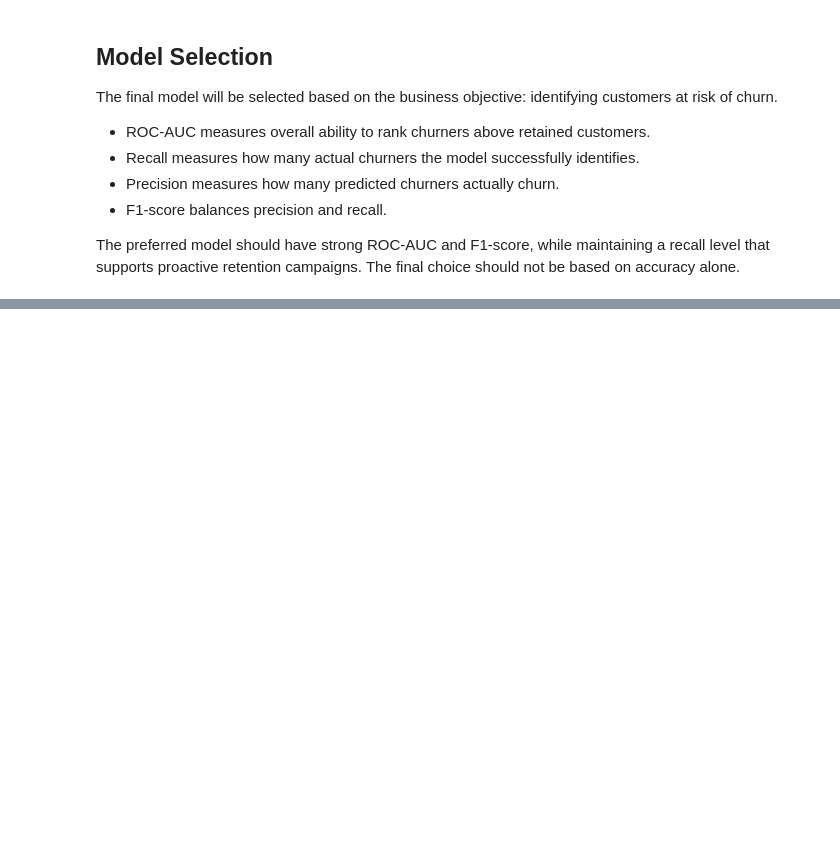
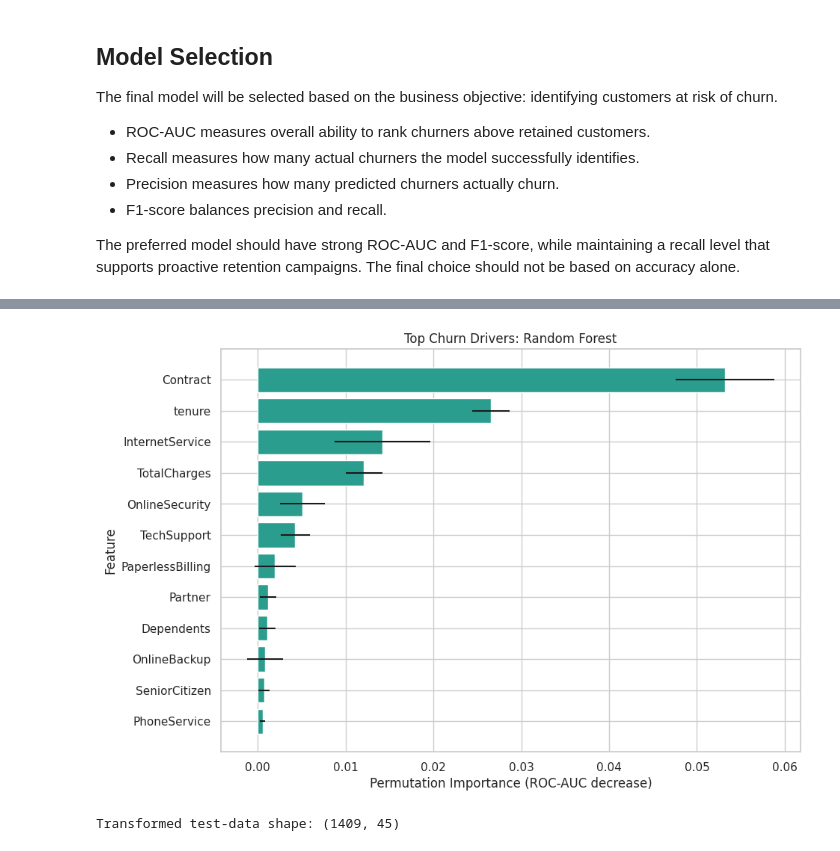
Before and after one commit to Sambuddha10/telco-churn-prediction, a Jupyter notebook: notebooks/01_eda_and_data_cleaning.ipynb, the cells around one changed output, grey strips where cells are left out. Drawn from its saved outputs; the diff is of its cells as text; code cells hidden in the pictures; blank space fills up the shorter version.

```diff
--- a/notebooks/01_eda_and_data_cleaning.ipynb
+++ b/notebooks/01_eda_and_data_cleaning.ipynb
@@ -786,0 +897,21 @@ The preferred model should have strong ROC-AUC and F1-score, while maintaining a
+# %%
+permutation_result = permutation_importance(
+    final_model,
+    X_test,
+    y_test,
+    n_repeats=10,
+    random_state=42,
+    n_jobs=-1,
+    scoring="roc_auc"
+)
+
+importance_df = pd.DataFrame({
+    "Feature": X_test.columns,
+    "Importance Mean": permutation_result.importances_mean,
+    "Importance Std": permutation_result.importances_std
+}).sort_values(
+    by="Importance Mean",
+    ascending=False
+)
+
+importance_df.head(15)
@@ -786,0 +935,21 @@ The preferred model should have strong ROC-AUC and F1-score, while maintaining a
+# %%
+top_features = importance_df.head(12).sort_values(
+    by="Importance Mean",
+    ascending=True
+)
+
+plt.figure(figsize=(10, 7))
+
+plt.barh(
+    top_features["Feature"],
+    top_features["Importance Mean"],
+    xerr=top_features["Importance Std"],
+    color="#2A9D8F"
+)
+
+plt.title(f"Top Churn Drivers: {final_model_name}")
+plt.xlabel("Permutation Importance (ROC-AUC decrease)")
+plt.ylabel("Feature")
+plt.show()
+# %% [output]
+[figure, added]
@@ -786,0 +958,17 @@ The preferred model should have strong ROC-AUC and F1-score, while maintaining a
+# %%
+xgb_preprocessor = xgb_model.named_steps["preprocessor"]
+xgb_classifier = xgb_model.named_steps["model"]
+
+X_test_transformed = xgb_preprocessor.transform(X_test)
+
+feature_names = xgb_preprocessor.get_feature_names_out()
+
+X_test_transformed_df = pd.DataFrame(
+    X_test_transformed,
+    columns=feature_names,
+    index=X_test.index
+)
+
+print("Transformed test-data shape:", X_test_transformed_df.shape)
+# %% [output]
+Transformed test-data shape: (1409, 45)
```
Also changed, not shown: parts of 15 cells of this notebook.
